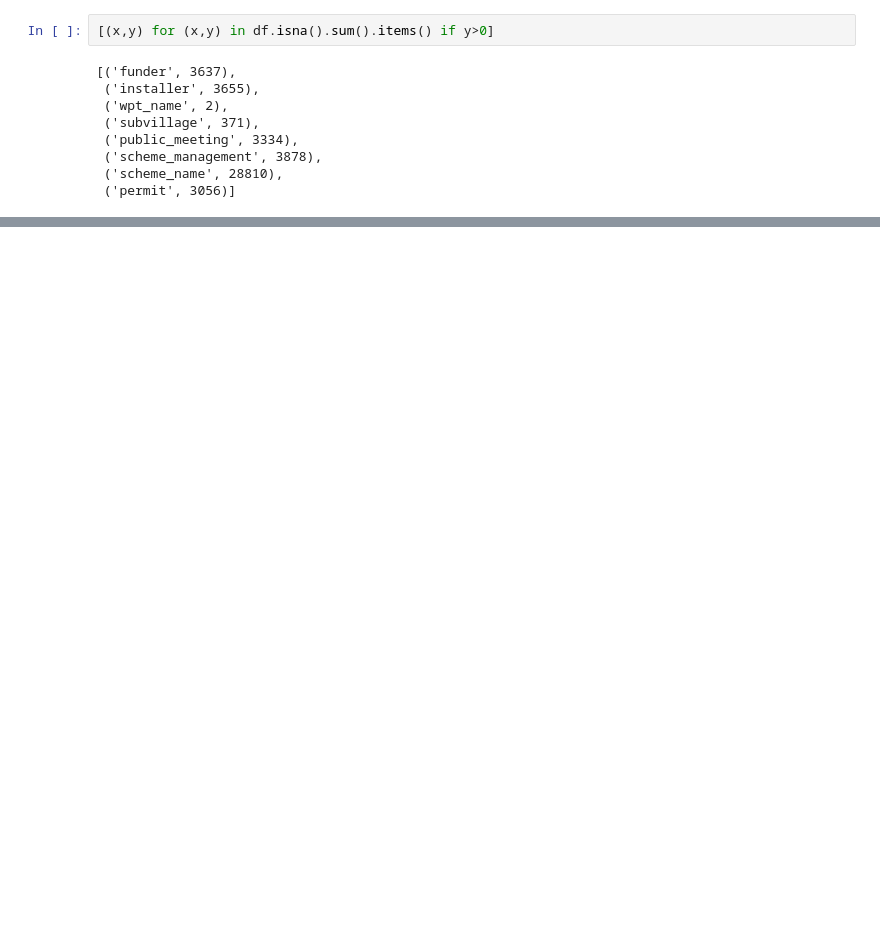
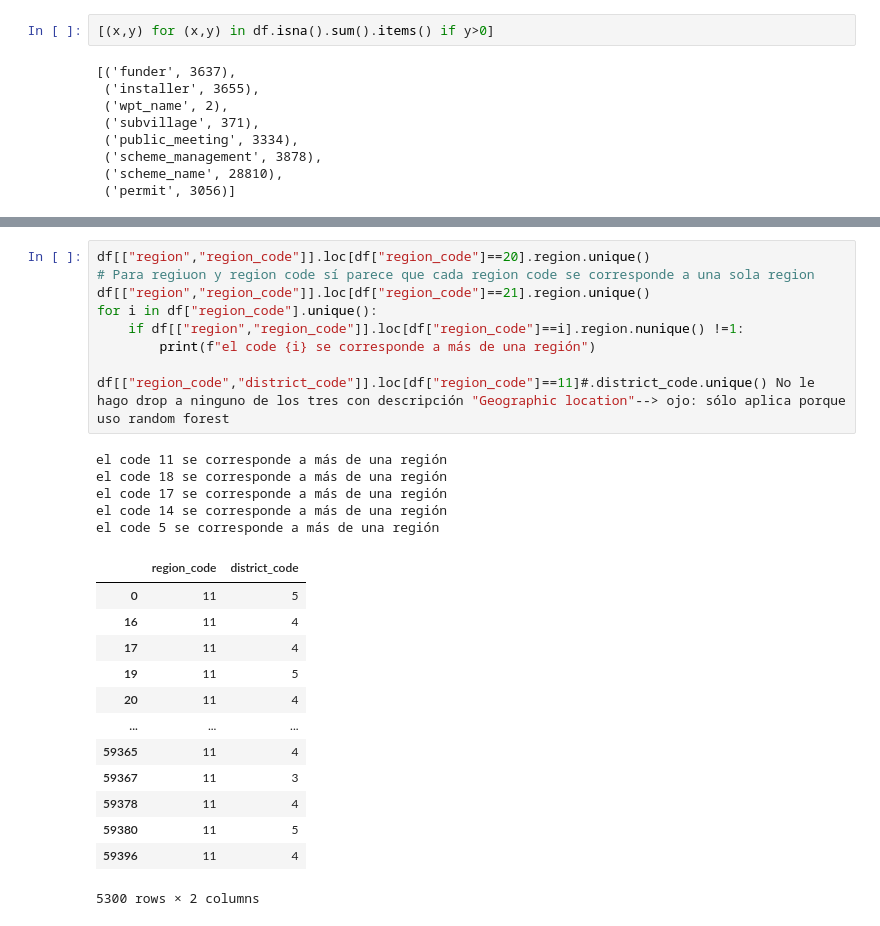
Before and after one commit to juandavidriosm/TareaMachineLearning, a Jupyter notebook: EDA.ipynb, the cells around one changed output, grey strips where cells are left out. Drawn from its saved outputs; the diff is of its cells as text; blank space fills up the shorter version.

```diff
--- a/EDA.ipynb
+++ b/EDA.ipynb
@@ -699,0 +985,28 @@ drop_list  = ["scheme_name","funder","management_group","num_private","recorded_
+# %%
+df[["region","region_code"]].loc[df["region_code"]==20].region.unique()
+# Para regiuon y region code sí parece que cada region code se corresponde a una sola region
+df[["region","region_code"]].loc[df["region_code"]==21].region.unique()
+for i in df["region_code"].unique():
+    if df[["region","region_code"]].loc[df["region_code"]==i].region.nunique() !=1:
+        print(f"el code {i} se corresponde a más de una región")
+
+df[["region_code","district_code"]].loc[df["region_code"]==11]#.district_code.unique() No le hago drop a ninguno de los tres con descripción "Geographic location"--> ojo: sólo aplica porque uso random forest
+# %% [output]
+el code 11 se corresponde a más de una región
+el code 18 se corresponde a más de una región
+el code 17 se corresponde a más de una región
+el code 14 se corresponde a más de una región
+el code 5 se corresponde a más de una región
+|  | region_code | district_code |
+| 0 | 11 | 5 |
+| 16 | 11 | 4 |
+| 17 | 11 | 4 |
+| 19 | 11 | 5 |
+| 20 | 11 | 4 |
+| ... | ... | ... |
+| 59365 | 11 | 4 |
+| 59367 | 11 | 3 |
+| 59378 | 11 | 4 |
+| 59380 | 11 | 5 |
+| 59396 | 11 | 4 |
+5300 rows × 2 columns
```
Also changed, not shown: parts of 38 cells of this notebook, 4 other files.
